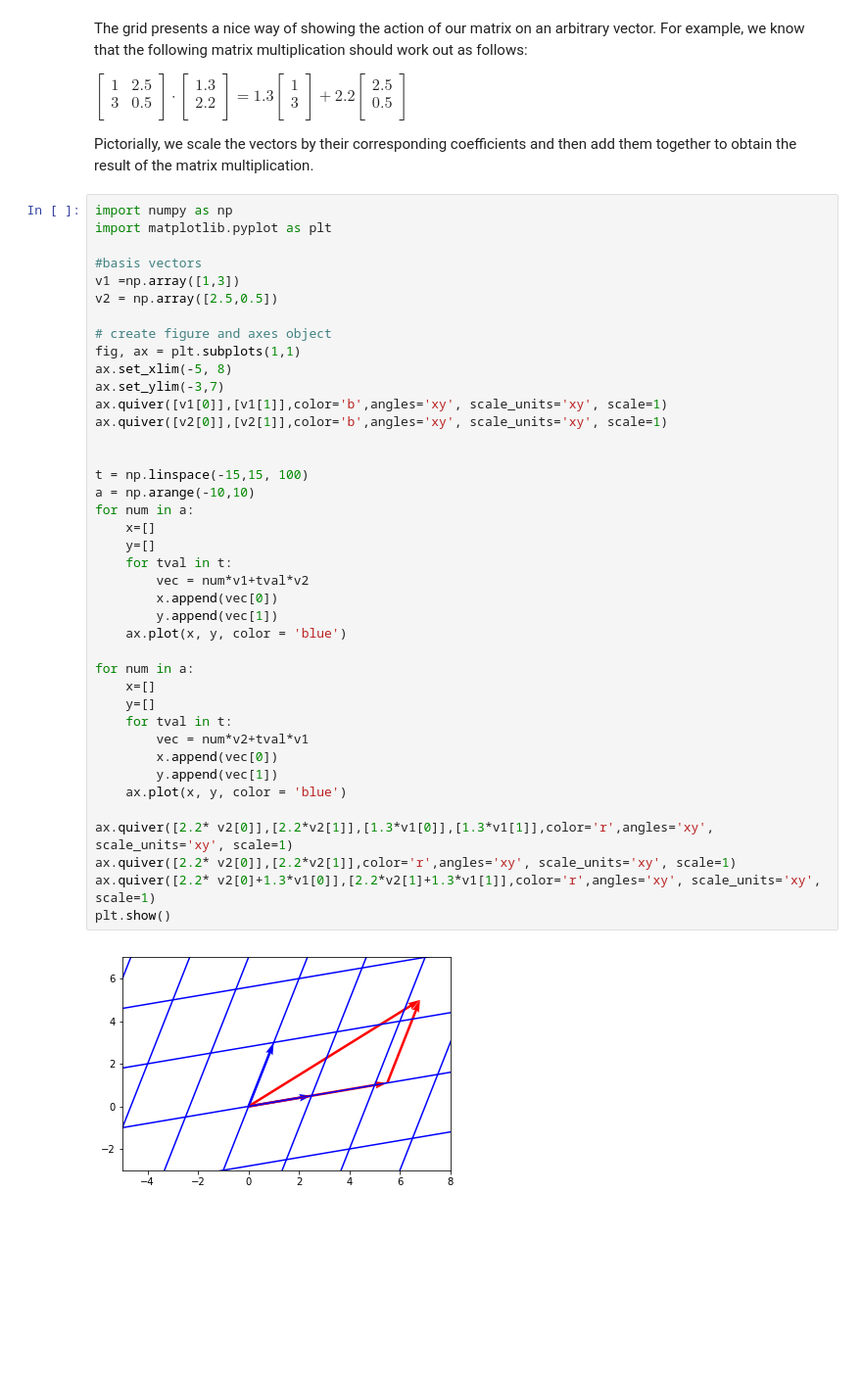
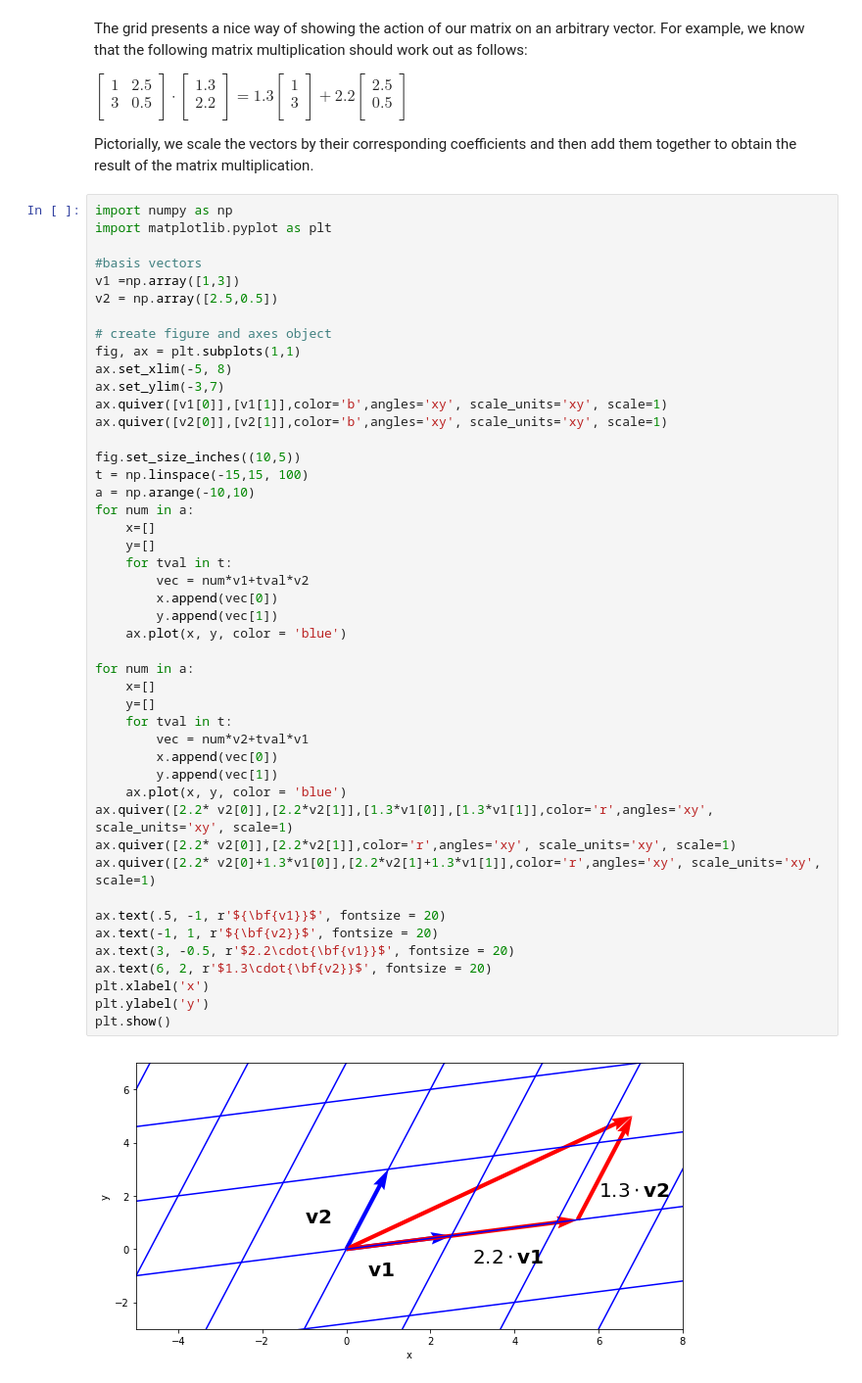
Before and after one commit to kaw112/jupyterNotebooks, a Jupyter notebook: Matrices.ipynb, the cells around one changed output. Shown: that part at 98% size. Drawn from its saved outputs; the diff is of its cells as text; blank space fills up the shorter version.

```diff
--- a/Matrices.ipynb
+++ b/Matrices.ipynb
@@ -224,36 +224,42 @@ v2 = np.array([2.5,0.5])
 fig, ax = plt.subplots(1,1)
 ax.set_xlim(-5, 8)
 ax.set_ylim(-3,7)
 ax.quiver([v1[0]],[v1[1]],color='b',angles='xy', scale_units='xy', scale=1)
 ax.quiver([v2[0]],[v2[1]],color='b',angles='xy', scale_units='xy', scale=1)
 
-
+fig.set_size_inches((10,5))
 t = np.linspace(-15,15, 100)
 a = np.arange(-10,10)
 for num in a:
     x=[]
     y=[]
     for tval in t:
         vec = num*v1+tval*v2
         x.append(vec[0])
         y.append(vec[1])
     ax.plot(x, y, color = 'blue')
 
 for num in a:
     x=[]
     y=[]
     for tval in t:
         vec = num*v2+tval*v1
         x.append(vec[0])
         y.append(vec[1])
     ax.plot(x, y, color = 'blue')
-
 ax.quiver([2.2* v2[0]],[2.2*v2[1]],[1.3*v1[0]],[1.3*v1[1]],color='r',angles='xy', scale_units='xy', scale=1)
 ax.quiver([2.2* v2[0]],[2.2*v2[1]],color='r',angles='xy', scale_units='xy', scale=1)
 ax.quiver([2.2* v2[0]+1.3*v1[0]],[2.2*v2[1]+1.3*v1[1]],color='r',angles='xy', scale_units='xy', scale=1)
+
+ax.text(.5, -1, r'${\bf{v1}}$', fontsize = 20)
+ax.text(-1, 1, r'${\bf{v2}}$', fontsize = 20)
+ax.text(3, -0.5, r'$2.2\cdot{\bf{v1}}$', fontsize = 20)
+ax.text(6, 2, r'$1.3\cdot{\bf{v2}}$', fontsize = 20)
+plt.xlabel('x')
+plt.ylabel('y')
 plt.show()
 # %% [output]
-[figure, old version]
+[figure, new version]
 # %% [markdown]
 It should be clear from this picture that we can construct any vector in that exists in this 2-d space by carefully choosing the components of the vector on which our matrix is acting. Will this always be the case?
 
```
Also changed, not shown: parts of 4 cells of this notebook, 1 other file.
